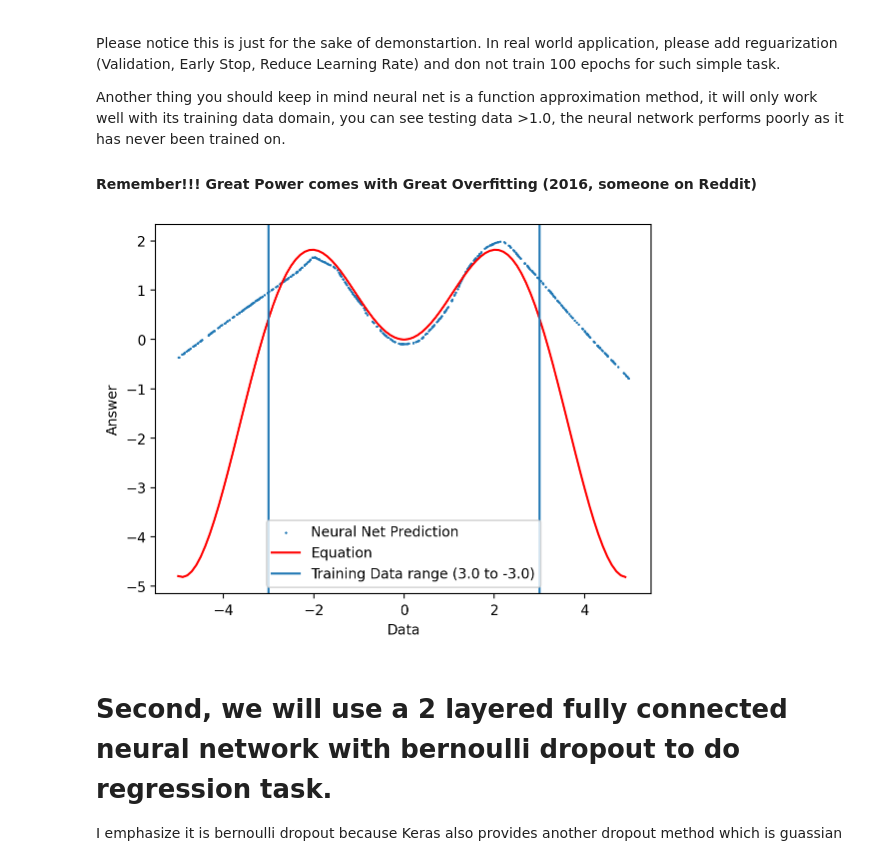
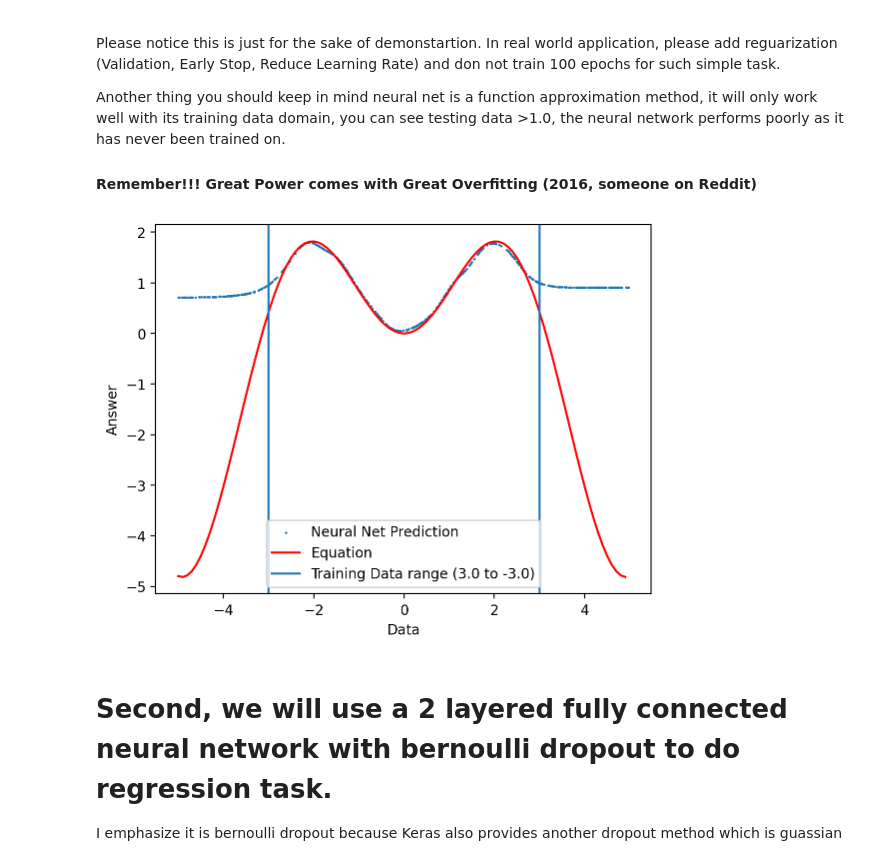
Before and after one commit to henrysky/astroNN, a Jupyter notebook: demo_tutorial/NN_uncertainty_analysis/Uncertainty_Demo_x_sinx.ipynb, the cells around one changed output. Cells and saved outputs as stored; diff of their text form; code cells hidden in the pictures.

```diff
--- a/demo_tutorial/NN_uncertainty_analysis/Uncertainty_Demo_x_sinx.ipynb
+++ b/demo_tutorial/NN_uncertainty_analysis/Uncertainty_Demo_x_sinx.ipynb
@@ -112,10 +112,10 @@ def model_regression(num_hidden):
     model = Sequential()
     model.add(InputLayer(batch_input_shape=((None, 1))))
     model.add(
-        Dense(units=num_hidden[0], kernel_initializer="he_normal", activation="relu")
+        Dense(units=num_hidden[0], activation="tanh")
     )
     model.add(
-        Dense(units=num_hidden[1], kernel_initializer="he_normal", activation="relu")
+        Dense(units=num_hidden[1], activation="tanh")
     )
     model.add(Dense(units=1, activation="linear"))
     return model
@@ -133,34 +133,34 @@ model.fit(
     normalize(y, y_mean, y_std),
     validation_split=0.0,
     batch_size=batch_size,
     epochs=50,
     verbose=0,
 )
 
 # Generate test data
 test_batch_size = 500
 x_test = np.random.uniform(-5.0, 5.0, test_batch_size)
 
 # Array for the real equation
 x_true = np.arange(-5.0, 5.0, 0.1)
 y_true = gen_function(x_true)
 
 # Predict
 prediction = model.predict(normalize(x_test, x_mean, x_std))
 prediction = denormalize(prediction, y_mean, y_std)
 
 # Plotting
 plt.figure()
 plt.scatter(x_test, prediction, s=0.5, label="Neural Net Prediction")
 plt.plot(x_true, y_true, color="red", label="Equation")
 plt.axvline(x=-3.0, label="Training Data range (3.0 to -3.0)")
 plt.axvline(x=3.0)
 plt.xlabel("Data")
 plt.ylabel("Answer")
 plt.legend(loc="best")
 plt.show()
 # %% [output]
-[figure, old version]
+[figure, new version]
 # %% [markdown]
 # Second, we will use a 2 layered fully connected neural network with bernoulli dropout to do regression task.
 
```
Also changed, not shown: parts of 4 cells of this notebook, 1 other file.
